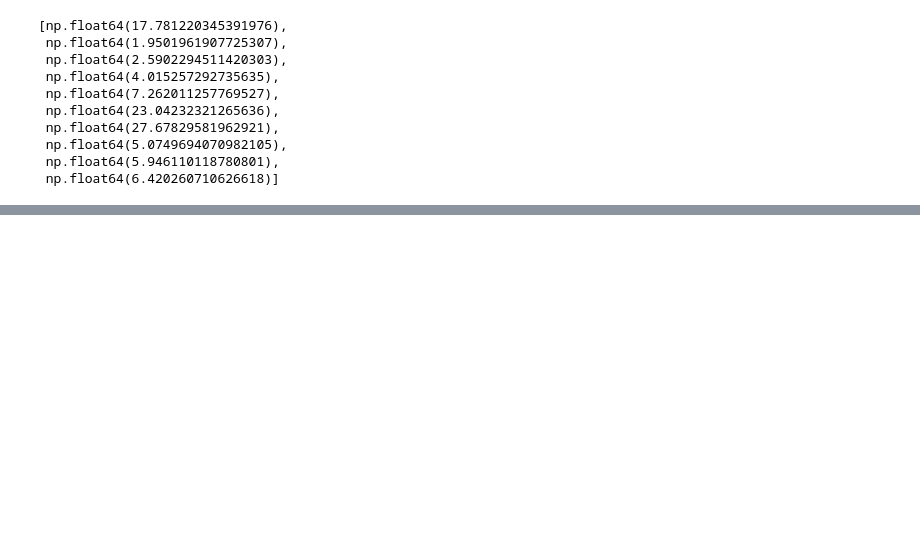
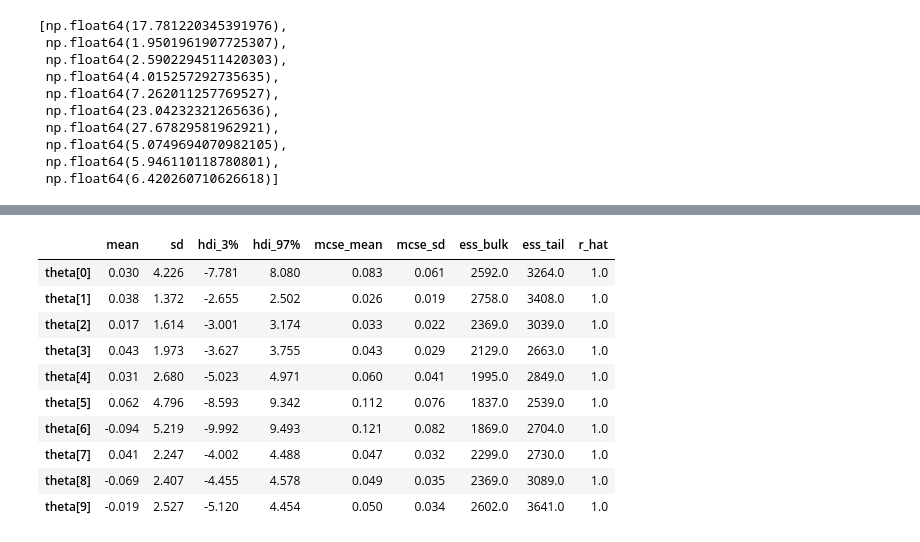
Before and after one commit to Mattia-Ponchio/Inference_Project, a Jupyter notebook: NUTS_test.ipynb, the cells around one changed output, grey strips where cells are left out. Cells and saved outputs as stored; diff of their text form; code cells hidden in the pictures; blank space fills up the shorter version.

Commit message:
Comparing the custom NUTS and pyMC

```diff
--- a/NUTS_test.ipynb
+++ b/NUTS_test.ipynb
@@ -242,0 +265,20 @@ plt.show()
+# %%
+# Perform the same sampling with a pyMC model => use A as precision matrix as before
+
+N = A.shape[0]
+
+with pm.Model() as model:
+    theta = pm.MvNormal(
+        "theta",
+        mu=np.zeros(N),
+        tau=A,   # <-- precision matrix
+        shape=N
+    )
+
+    idata_pymc = pm.sample(
+        draws=2000,
+        tune=1000,
+        chains=4,
+        #nuts_sampler="numpyro",
+        target_accept=0.9
+    )
@@ -242,0 +292,9 @@ plt.show()
+# %%
+# Convert the data sampled by the custom algorithm in InferenceData
+idata_custom = az.from_dict(
+    posterior={"theta": samples[None, :, :]}
+)
+# %%
+az.summary(idata_custom)
+az.summary(idata_pymc)
+# %% [output]
@@ -242,0 +302,11 @@ plt.show()
+|  | mean | sd | hdi_3% | hdi_97% | mcse_mean | mcse_sd | ess_bulk | ess_tail | r_hat |
+| theta[0] | 0.030 | 4.226 | -7.781 | 8.080 | 0.083 | 0.061 | 2592.0 | 3264.0 | 1.0 |
+| theta[1] | 0.038 | 1.372 | -2.655 | 2.502 | 0.026 | 0.019 | 2758.0 | 3408.0 | 1.0 |
+| theta[2] | 0.017 | 1.614 | -3.001 | 3.174 | 0.033 | 0.022 | 2369.0 | 3039.0 | 1.0 |
+| theta[3] | 0.043 | 1.973 | -3.627 | 3.755 | 0.043 | 0.029 | 2129.0 | 2663.0 | 1.0 |
+| theta[4] | 0.031 | 2.680 | -5.023 | 4.971 | 0.060 | 0.041 | 1995.0 | 2849.0 | 1.0 |
+| theta[5] | 0.062 | 4.796 | -8.593 | 9.342 | 0.112 | 0.076 | 1837.0 | 2539.0 | 1.0 |
+| theta[6] | -0.094 | 5.219 | -9.992 | 9.493 | 0.121 | 0.082 | 1869.0 | 2704.0 | 1.0 |
+| theta[7] | 0.041 | 2.247 | -4.002 | 4.488 | 0.047 | 0.032 | 2299.0 | 2730.0 | 1.0 |
+| theta[8] | -0.069 | 2.407 | -4.455 | 4.578 | 0.049 | 0.035 | 2369.0 | 3089.0 | 1.0 |
+| theta[9] | -0.019 | 2.527 | -5.120 | 4.454 | 0.050 | 0.034 | 2602.0 | 3641.0 | 1.0 |
```
Also changed, not shown: parts of 12 cells of this notebook, 1 other file.
